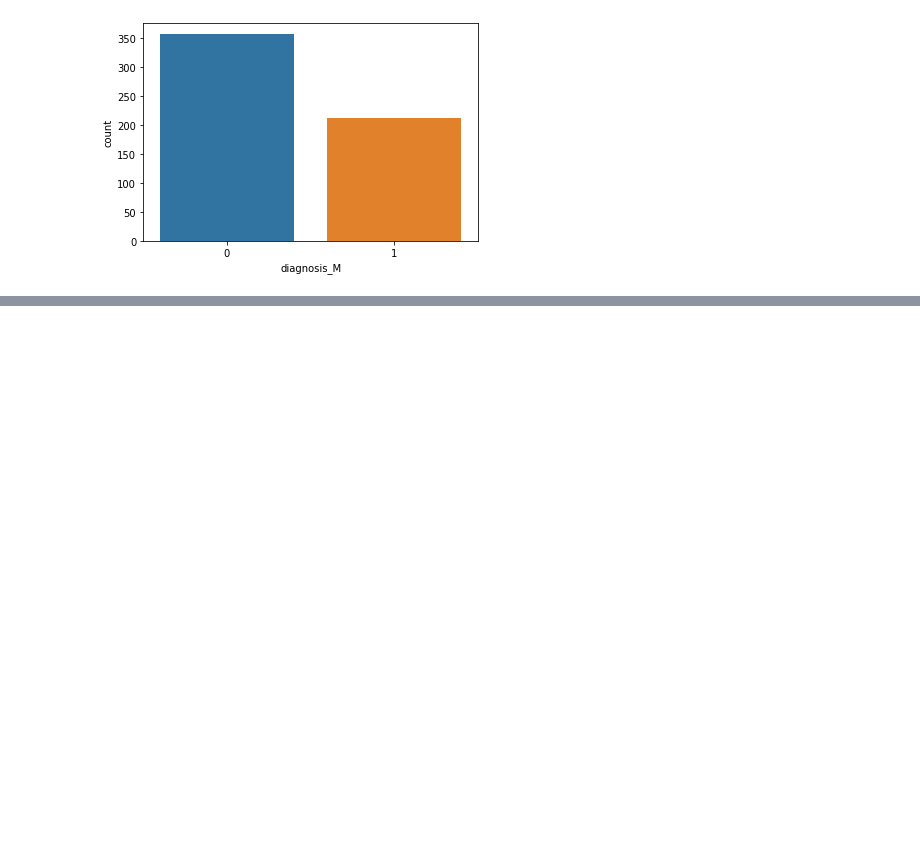
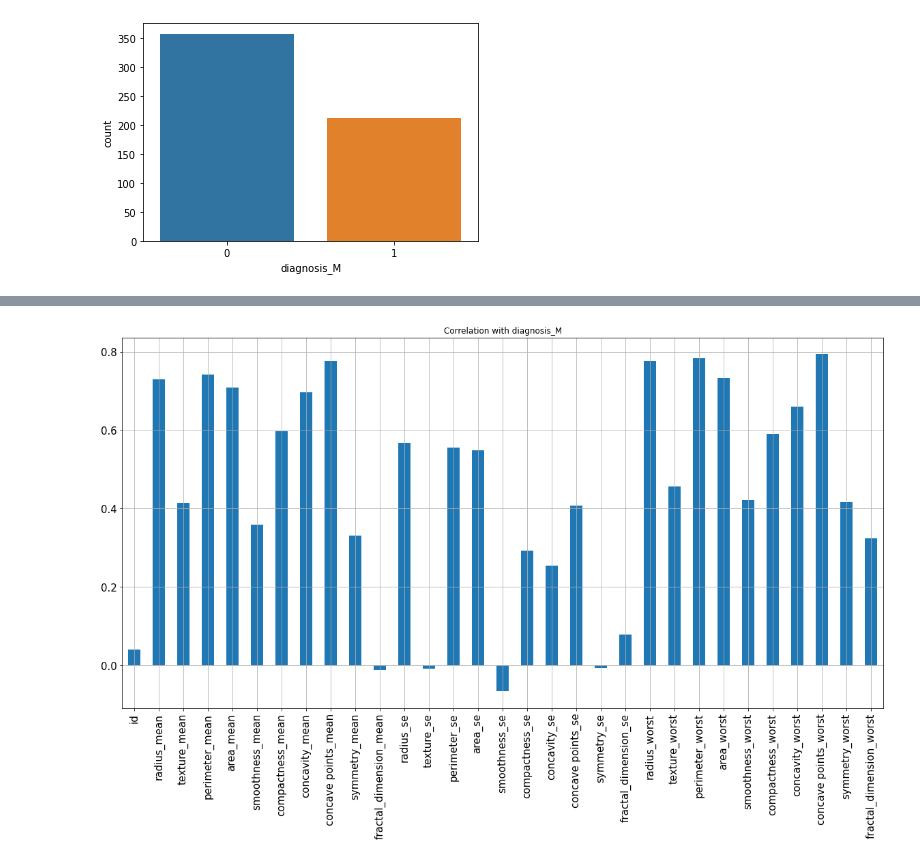
Before and after one commit to Twtamaris/machine_learning, a Jupyter notebook: breast_cancer/breast.ipynb, the cells around one changed output, grey strips where cells are left out. Saved outputs shown, nothing was run; the diff lists cells and outputs as text; code cells hidden in the pictures; blank space fills up the shorter version.

```diff
--- a/breast_cancer/breast.ipynb
+++ b/breast_cancer/breast.ipynb
@@ -155,0 +158,2 @@ plt.show()
+# %%
+dataset_2 = dataset.drop(columns=['diagnosis_M'])
@@ -155,0 +170,5 @@ plt.show()
+# %%
+dataset_2.corrwith(dataset.diagnosis_M).plot.bar(figsize=(20,10), title="Correlation with diagnosis_M", fontsize=15, rot=90, grid=True)
+plt.show()
+# %% [output]
+[figure, added]
```
Also changed, not shown: parts of 60 cells of this notebook.
